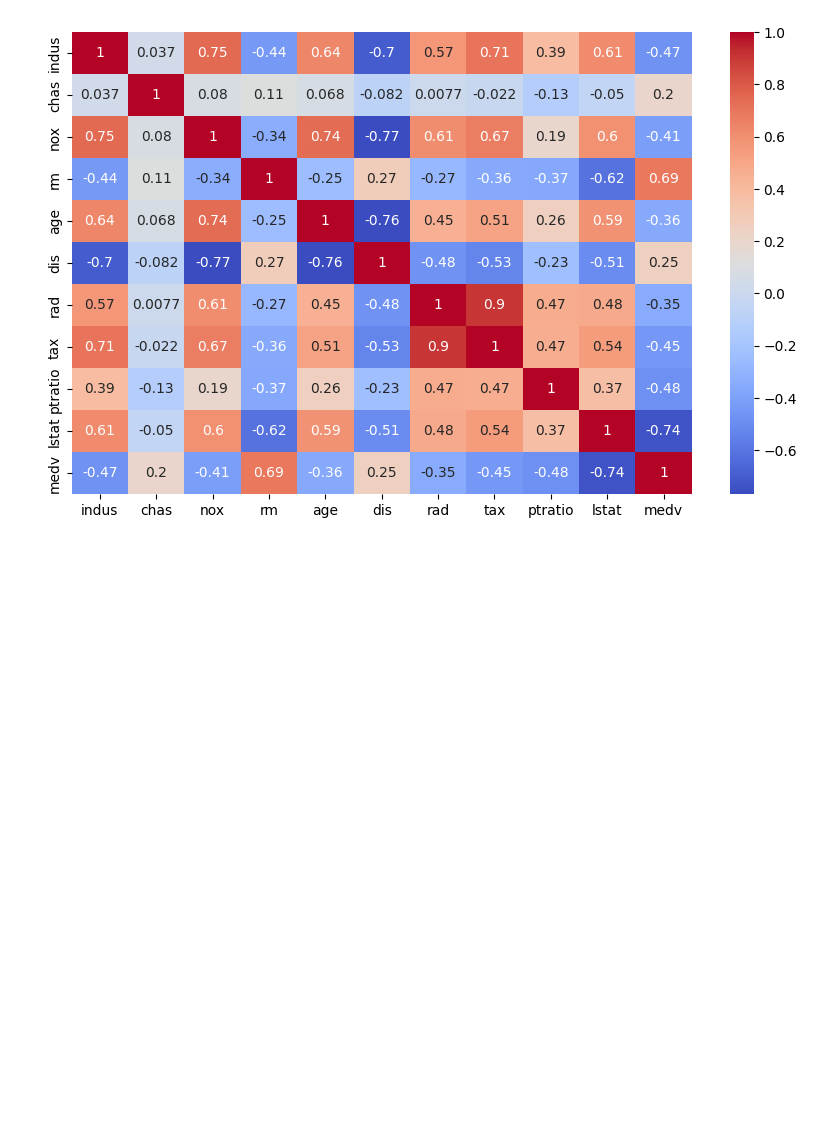
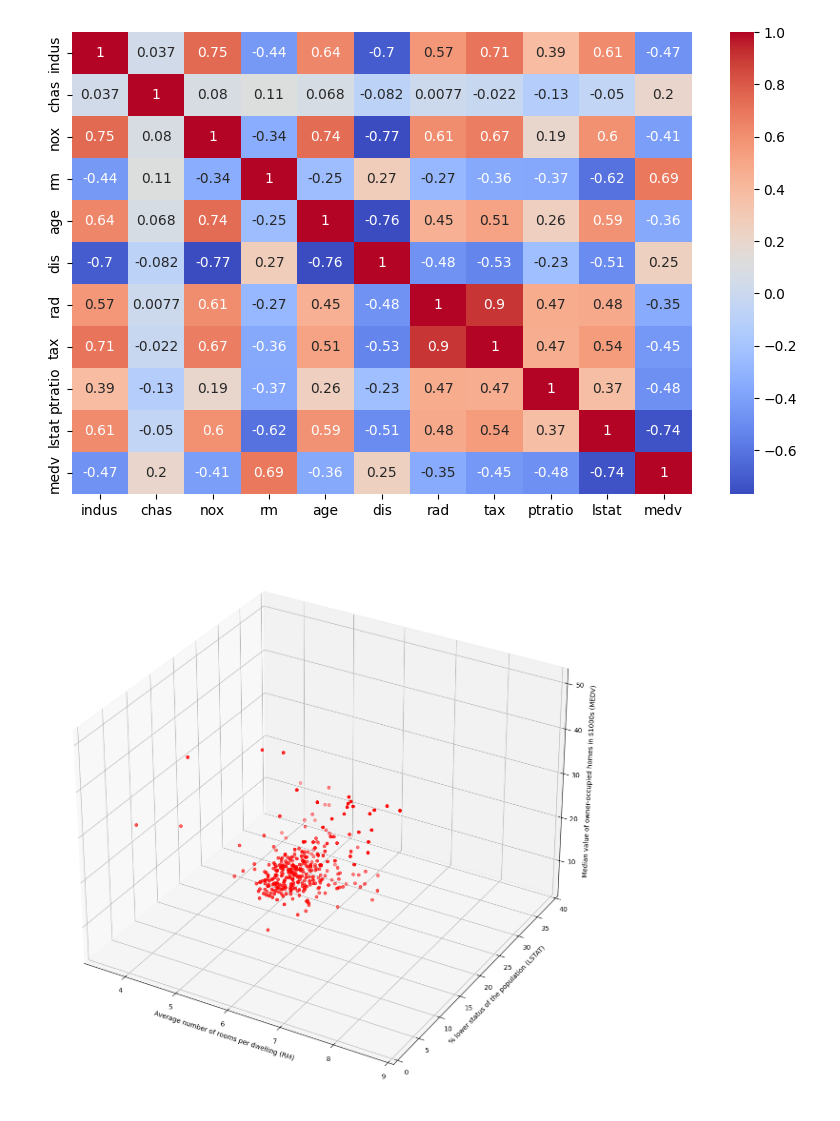
Before and after one commit to Faweenagua/ML-Regression-Projects, a Jupyter notebook: Housing Price Prediction/housingPricePrediction.ipynb, the cells around one changed output. Drawn from its saved outputs; the diff is of its cells as text; code cells hidden in the pictures; blank space fills up the shorter version.

```diff
--- a/Housing Price Prediction/housingPricePrediction.ipynb
+++ b/Housing Price Prediction/housingPricePrediction.ipynb
@@ -59,3 +59,15 @@ sns.heatmap(df.corr(), annot=True, cmap='coolwarm')
 plt.show()
 # %% [output]
 [figure]
+# %%
+# Import the mplot3d toolkit (necessary for 3D projection)
+from mpl_toolkits.mplot3d import Axes3D
+fig = plt.figure(figsize=(15, 15))
+ax = fig.add_subplot(111, projection='3d')
+ax.scatter(df['rm'], df['lstat'], df['medv'], c='r', marker='o')
+ax.set_xlabel('Average number of rooms per dwelling (RM)')
+ax.set_ylabel('% lower status of the population (LSTAT)')
+ax.set_zlabel('Median value of owner-occupied homes in $1000s (MEDV)')
+plt.show()
+# %% [output]
+[figure, added]
```
Also changed, not shown: parts of 9 cells of this notebook.
